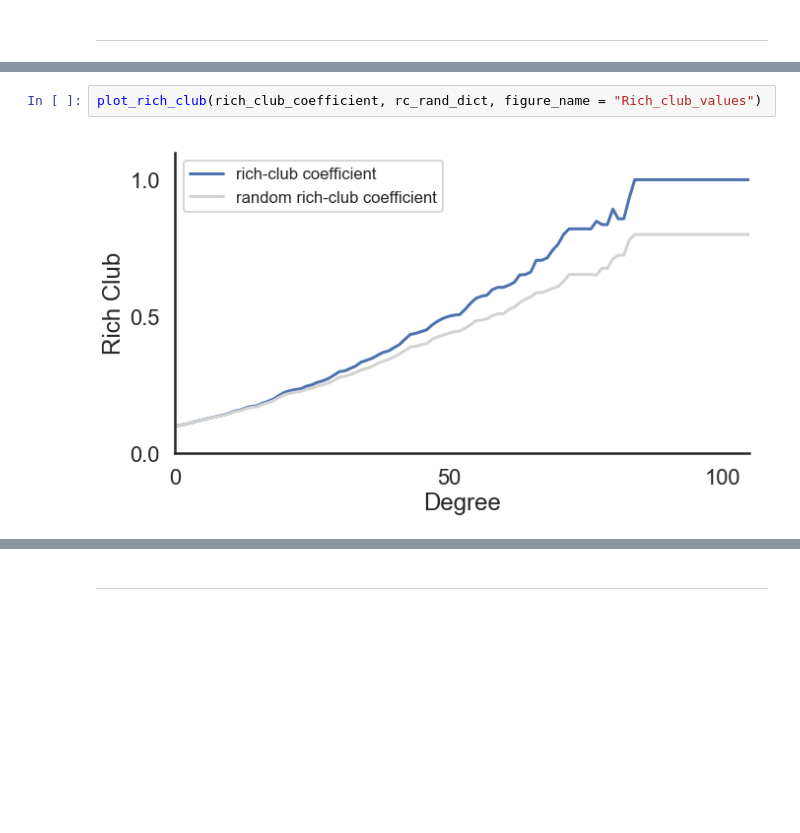
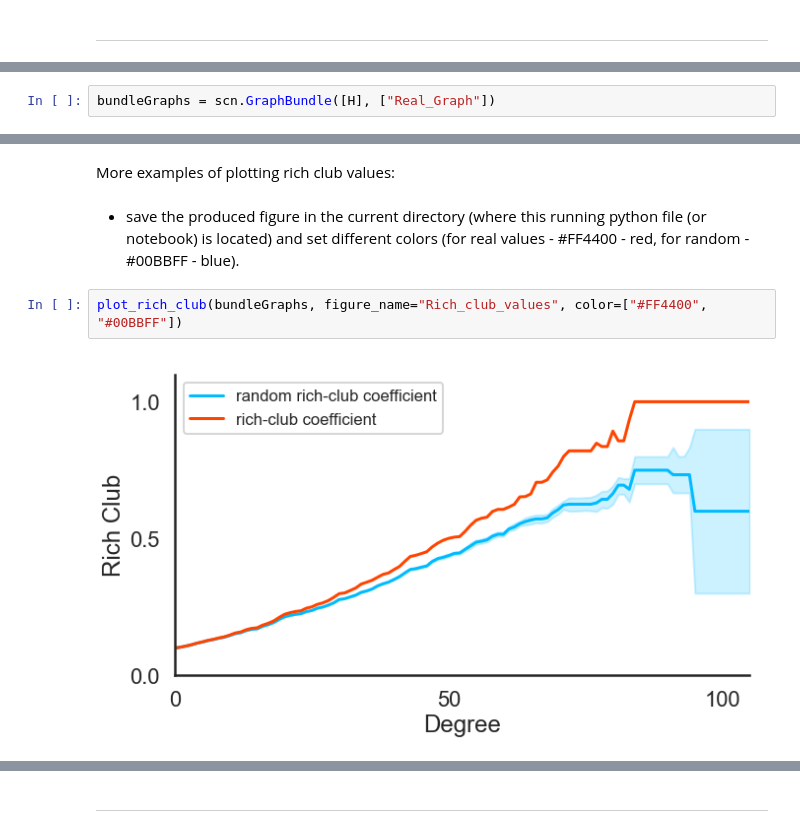
Before and after one commit to WhitakerLab/scona, a Jupyter notebook: tutorials/visualisations_tutorial.ipynb, the cells around one changed output, grey strips where cells are left out. Saved outputs shown, nothing was run; the diff lists cells and outputs as text; blank space fills up the shorter version.

Commit message:
Update the visualisation tutorial based on the updated plot_rich_club function

```diff
--- a/tutorials/visualisations_tutorial.ipynb
+++ b/tutorials/visualisations_tutorial.ipynb
@@ -62,0 +41,2 @@ for key in list(rc_rand_dict.keys()):
+# %%
+bundleGraphs = scn.GraphBundle([H], ["Real_Graph"])
@@ -67,4 +100,8 @@ from scona.visualisations import plot_rich_club
+# %% [markdown]
+More examples of plotting rich club values:
+# %% [markdown]
+- save the produced figure in the current directory (where this running python file (or notebook) is located) and set different colors (for real values - #FF4400 - red, for random - #00BBFF - blue).
 # %%
-plot_rich_club(rich_club_coefficient, rc_rand_dict, figure_name = "Rich_club_values")
+plot_rich_club(bundleGraphs, figure_name="Rich_club_values", color=["#FF4400", "#00BBFF"])
 # %% [output]
-[figure, old version]
+[figure, new version]
```
Also changed, not shown: parts of 22 cells of this notebook.
